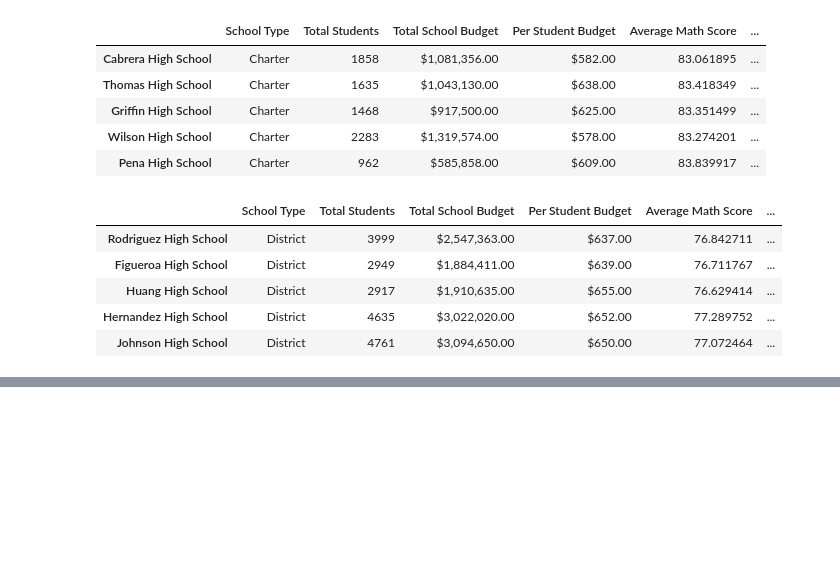
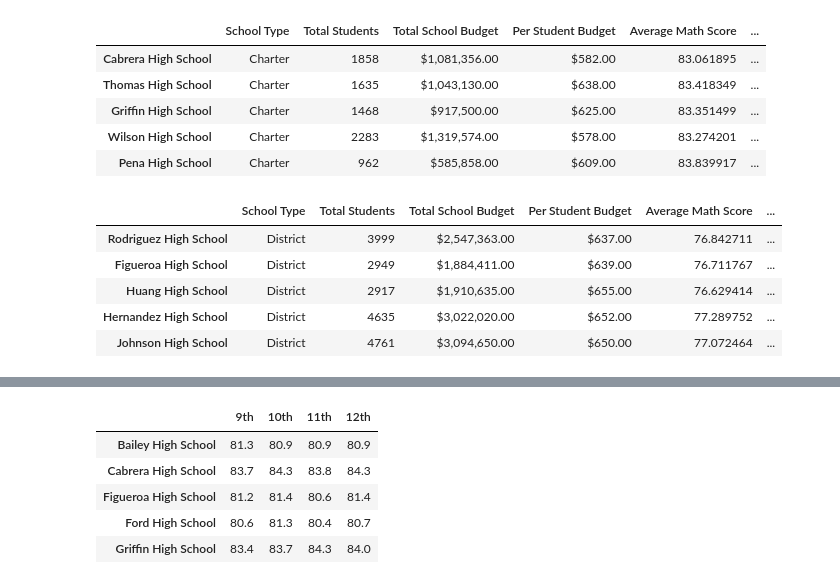
Before and after one commit to TaishiMatsuda/School_District_Analysis, a Jupyter notebook: PyCitySchools.ipynb, the cells around one changed output, grey strips where cells are left out. Cells and saved outputs as stored; diff of their text form; code cells hidden in the pictures; blank space fills up the shorter version.

```diff
--- a/PyCitySchools.ipynb
+++ b/PyCitySchools.ipynb
@@ -368,0 +359,9 @@ math_scores_by_grade.index.name = None
+# %%
+reading_scores_by_grade.head()
+# %% [output]
+|  | 9th | 10th | 11th | 12th |
+| Bailey High School | 81.3 | 80.9 | 80.9 | 80.9 |
+| Cabrera High School | 83.7 | 84.3 | 83.8 | 84.3 |
+| Figueroa High School | 81.2 | 81.4 | 80.6 | 81.4 |
+| Ford High School | 80.6 | 81.3 | 80.4 | 80.7 |
+| Griffin High School | 83.4 | 83.7 | 84.3 | 84.0 |
```
Also changed, not shown: parts of 7 cells of this notebook.
